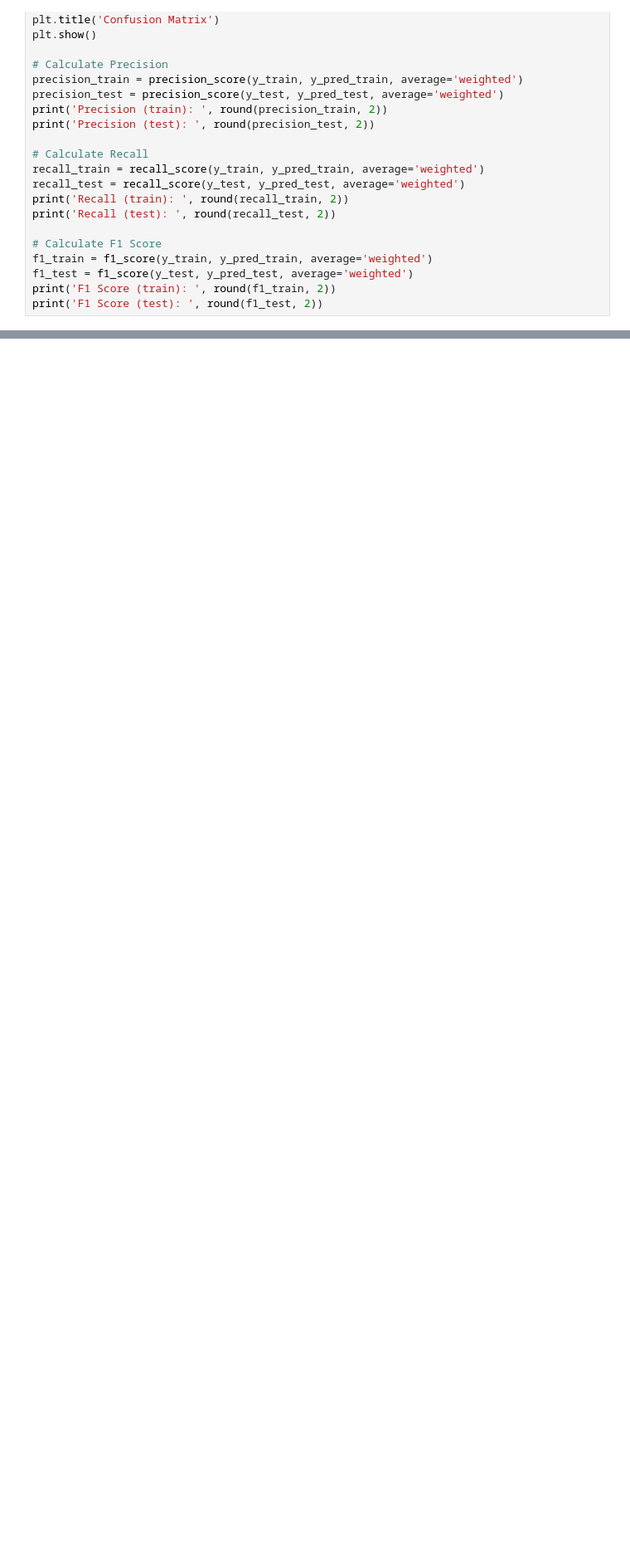
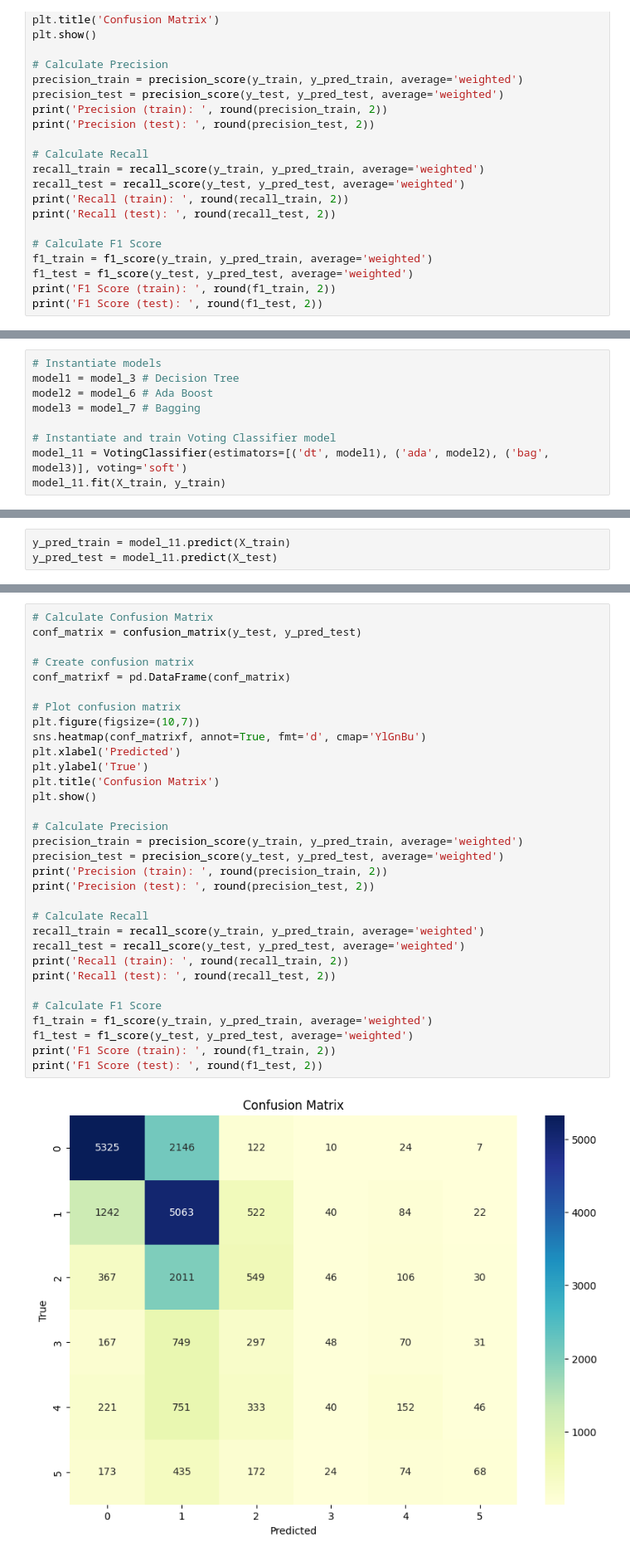
Before and after one commit to SimonBernarding/ML_project_SimonBernarding, a Jupyter notebook: project_classification.ipynb, the cells around one changed output, grey strips where cells are left out. Shown at 83% size. Drawn from its saved outputs; the diff is of its cells as text; blank space fills up the shorter version.

```diff
--- a/project_classification.ipynb
+++ b/project_classification.ipynb
@@ -1394,0 +1466,9 @@ print('F1 Score (test): ', round(f1_test, 2))
+# %%
+# Instantiate models
+model1 = model_3 # Decision Tree
+model2 = model_6 # Ada Boost
+model3 = model_7 # Bagging
+
+# Instantiate and train Voting Classifier model
+model_11 = VotingClassifier(estimators=[('dt', model1), ('ada', model2), ('bag', model3)], voting='soft')
+model_11.fit(X_train, y_train)
@@ -1394,0 +1493,3 @@ print('F1 Score (test): ', round(f1_test, 2))
+# %%
+y_pred_train = model_11.predict(X_train)
+y_pred_test = model_11.predict(X_test)
@@ -1394,0 +1506,34 @@ print('F1 Score (test): ', round(f1_test, 2))
+# %%
+# Calculate Confusion Matrix
+conf_matrix = confusion_matrix(y_test, y_pred_test)
+
+# Create confusion matrix
+conf_matrixf = pd.DataFrame(conf_matrix)
+
+# Plot confusion matrix
+plt.figure(figsize=(10,7))
+sns.heatmap(conf_matrixf, annot=True, fmt='d', cmap='YlGnBu')
+plt.xlabel('Predicted')
+plt.ylabel('True')
+plt.title('Confusion Matrix')
+plt.show()
+
+# Calculate Precision
+precision_train = precision_score(y_train, y_pred_train, average='weighted')
+precision_test = precision_score(y_test, y_pred_test, average='weighted')
+print('Precision (train): ', round(precision_train, 2))
+print('Precision (test): ', round(precision_test, 2))
+
+# Calculate Recall
+recall_train = recall_score(y_train, y_pred_train, average='weighted')
+recall_test = recall_score(y_test, y_pred_test, average='weighted')
+print('Recall (train): ', round(recall_train, 2))
+print('Recall (test): ', round(recall_test, 2))
+
+# Calculate F1 Score
+f1_train = f1_score(y_train, y_pred_train, average='weighted')
+f1_test = f1_score(y_test, y_pred_test, average='weighted')
+print('F1 Score (train): ', round(f1_train, 2))
+print('F1 Score (test): ', round(f1_test, 2))
+# %% [output]
+[figure, added]
```
Also changed, not shown: parts of 12 cells of this notebook.
